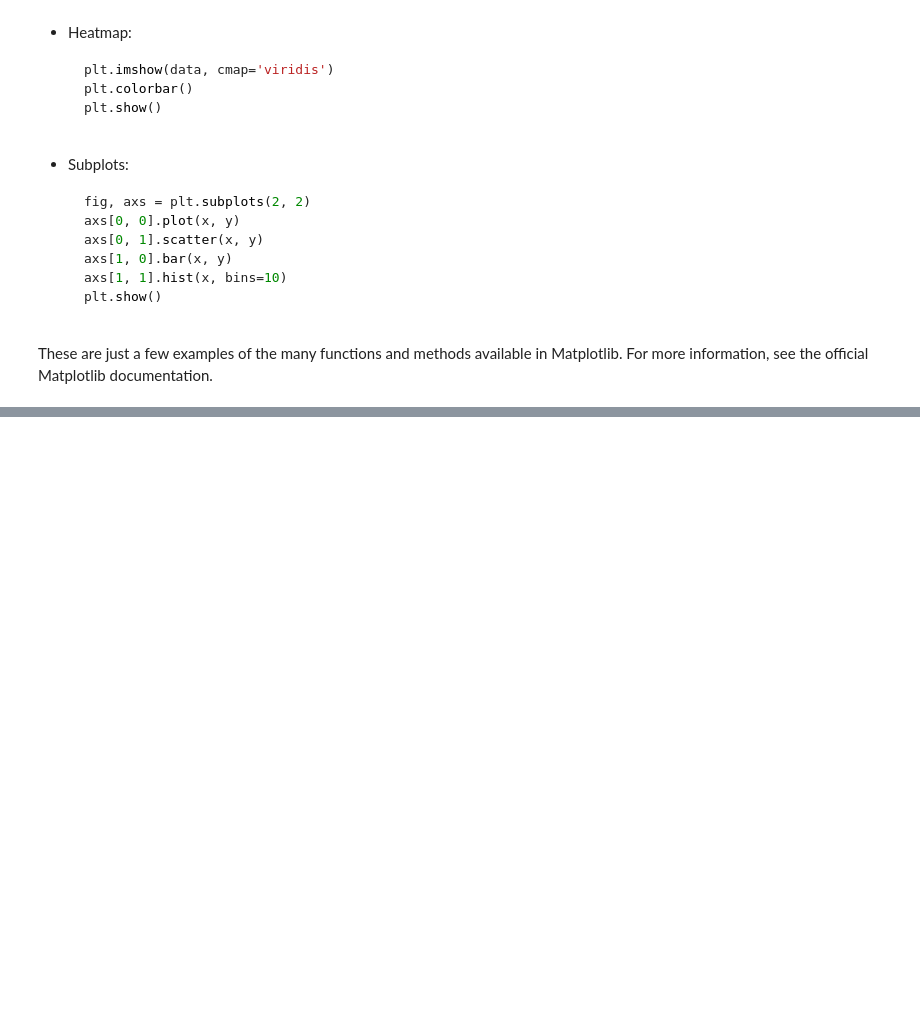
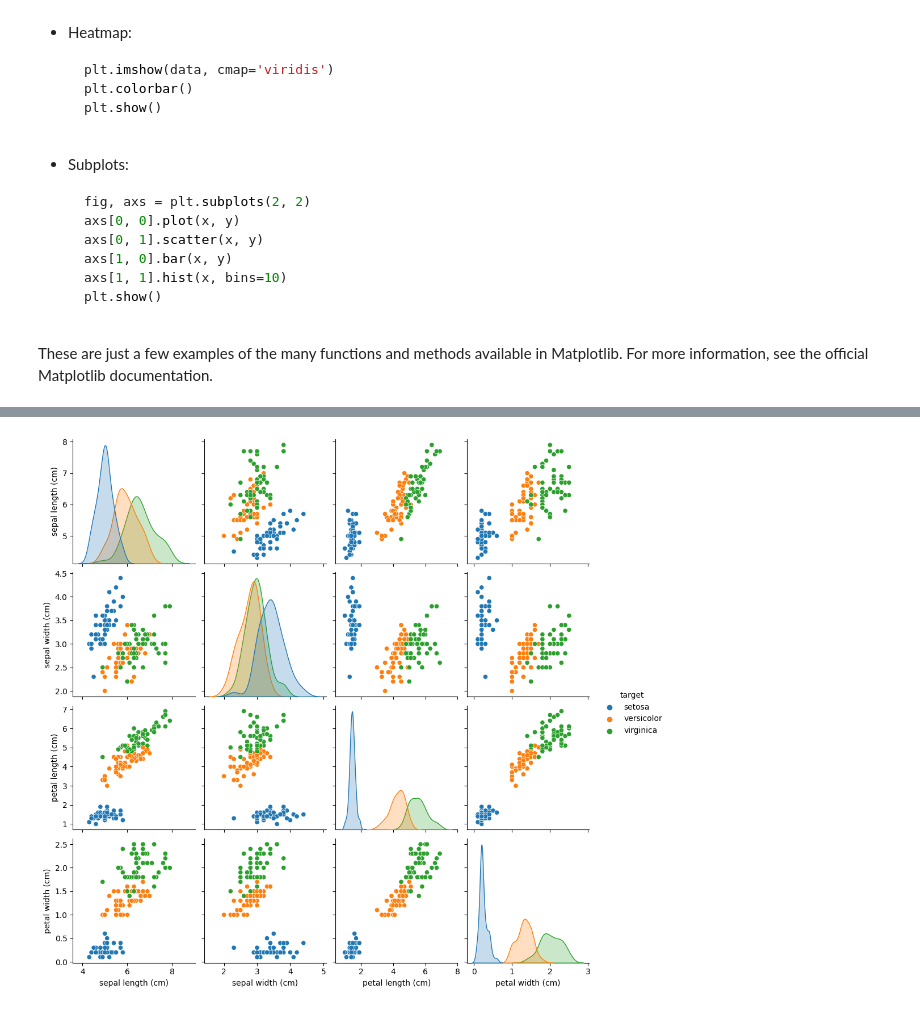
Before and after one commit to bghaendler/BJBS-AI-Lab, a Jupyter notebook: BJBS_AI_2023_Series_1_Introduction_to_Data_Science.ipynb, the cells around one changed output, grey strips where cells are left out. Drawn from its saved outputs; the diff is of its cells as text; code cells hidden in the pictures; blank space fills up the shorter version.

```diff
--- a/BJBS_AI_2023_Series_1_Introduction_to_Data_Science.ipynb
+++ b/BJBS_AI_2023_Series_1_Introduction_to_Data_Science.ipynb
@@ -455,0 +780,6 @@ These are just a few examples of the many functions and methods available in Mat
+# %%
+# Visualize the relationship between each pair of features
+sns.pairplot(data=df, hue='target')
+plt.show()
+# %% [output]
+[figure, added]
```
Also changed, not shown: parts of 64 cells of this notebook.
